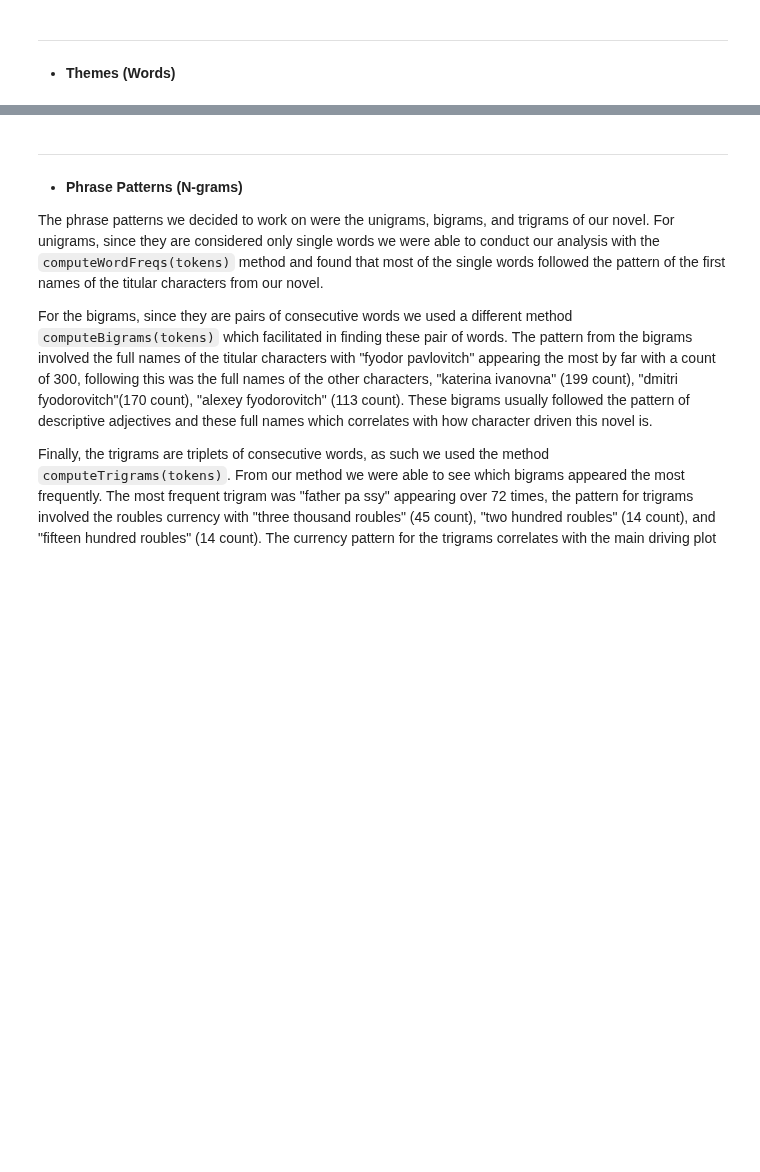
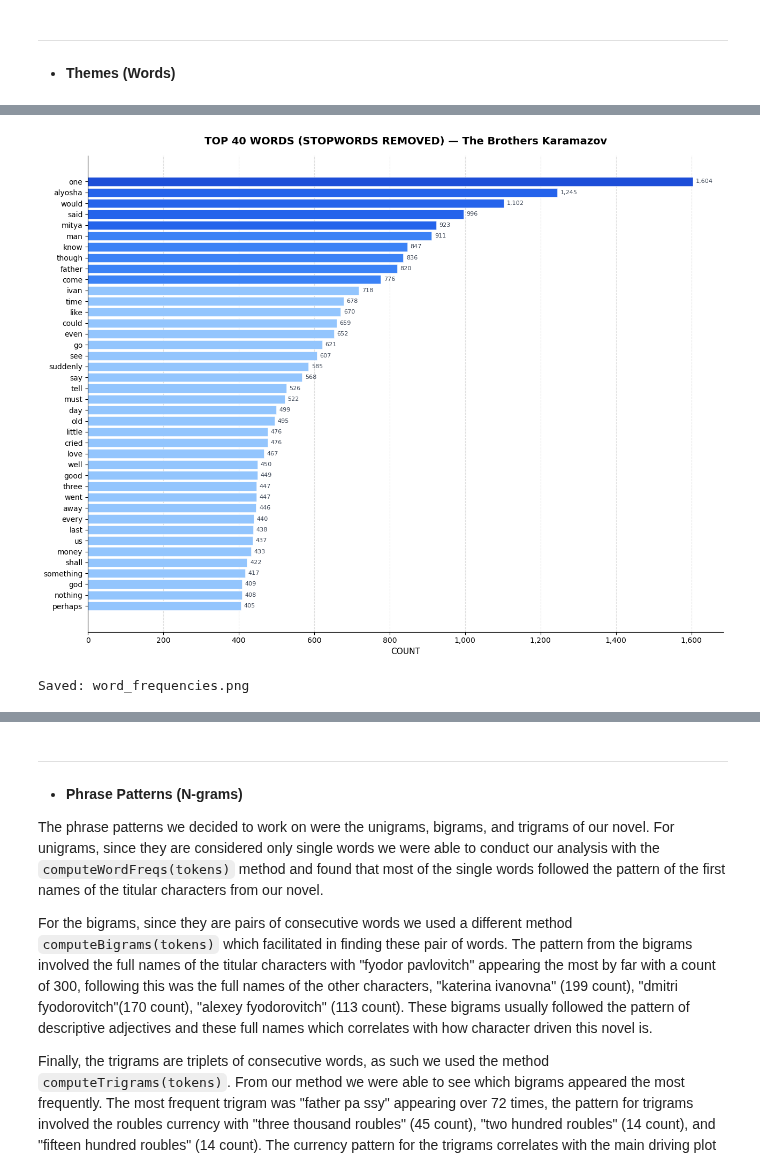
Before and after one commit to anulocaulis/table-of-contents-word-analysis-program, a Jupyter notebook: GP2_Beitner_Echeverry_Taylor.ipynb, the cells around one changed output, grey strips where cells are left out. Cells and saved outputs as stored; diff of their text form; code cells hidden in the pictures; blank space fills up the shorter version.

```diff
--- a/GP2_Beitner_Echeverry_Taylor.ipynb
+++ b/GP2_Beitner_Echeverry_Taylor.ipynb
@@ -679,0 +1018,62 @@ def computeWordFreqs(tokens):
+# %%
+# WORD FREQUENCY VISUALIZATION — HORIZONTAL BAR CHART
+# VISUALIZING THE 40 MOST FREQUENT CONTENT WORDS AS A RANKED BAR CHART
+# WHY:
+# 1. HORIZONTAL LAYOUT ACCOMMODATES WORD LABELS WITHOUT ROTATION
+# 2. RANKED ORDERING MAKES RELATIVE FREQUENCY DIFFERENCES IMMEDIATELY VISIBLE
+
+# UNPACKING TOP-40 LIST OF (word, count) TUPLES INTO SEPARATE SEQUENCES
+# zip(*top40) TRANSPOSES A LIST OF PAIRS INTO TWO PARALLEL TUPLES
+wordsTop40, countsTop40 = zip(*top40)
+
+# INITIALIZING FIGURE — TALL ASPECT RATIO TO ACCOMMODATE 40 HORIZONTAL BARS
+fig, ax = plt.subplots(figsize=(13, 10))
+
+# BUILDING A COLOR PALETTE THAT DARKENS PROPORTIONALLY WITH RANK
+# → RANK 1      : DARKEST BLUE  (#1D4ED8) — HIGHEST FREQUENCY
+# → RANKS 2–5   : MEDIUM-DARK BLUE (#2563EB)
+# → RANKS 6–10  : MEDIUM BLUE (#3B82F6)
+# → RANKS 11–40 : LIGHTEST BLUE (#93C5FD)
+# WHY: VISUAL ENCODING OF RANK REDUCES NEED TO READ EVERY LABEL
+palette = ['#1D4ED8'] * 1 + ['#2563EB'] * 4 + ['#3B82F6'] * 5 + ['#93C5FD'] * 30
+
+# PLOTTING HORIZONTAL BARS IN REVERSED ORDER SO RANK 1 APPEARS AT THE TOP
+# list(reversed(...)) FLIPS BOTH SEQUENCES CONSISTENTLY
+# WHY: NATURAL READING DIRECTION — HIGHEST VALUE FIRST
+ax.barh(
+    list(reversed(wordsTop40)),
+    list(reversed(countsTop40)),
+    color=list(reversed(palette)),
+    edgecolor='white', linewidth=0.4
+)
+
+# SETTING TITLE AND AXIS LABEL
+ax.set_title(f"TOP 40 WORDS (STOPWORDS REMOVED) — {NOVEL_TITLE}",
+             fontsize=14, fontweight='bold', pad=15)
+ax.set_xlabel("COUNT", fontsize=11)
+
+# FORMATTING X-AXIS WITH COMMA SEPARATORS FOR LARGE COUNTS
+ax.xaxis.set_major_formatter(ticker.FuncFormatter(lambda x, _: f"{int(x):,}"))
+
+# PLACING GRIDLINES BEHIND BARS
+ax.set_axisbelow(True)
+ax.xaxis.grid(True, linestyle='--', alpha=0.4)
+
+# REMOVING DECORATIVE SPINES FOR CLEANER APPEARANCE
+ax.spines['top'].set_visible(False)
+ax.spines['right'].set_visible(False)
+
+# ADDING INLINE COUNT LABELS AT THE END OF EACH BAR
+# WHY: ALLOWS EXACT VALUE READING WITHOUT REQUIRING GRIDLINE ESTIMATION
+# OFFSET = 0.5% OF MAX VALUE → SMALL CONSISTENT GAP FROM BAR TIP
+for i, (word, count) in enumerate(zip(reversed(wordsTop40), reversed(countsTop40))):
+    ax.text(count + max(countsTop40) * 0.005, i, f"{count:,}",
+            va='center', fontsize=8, color='#374151')
+
+plt.tight_layout()
+plt.savefig('word_frequencies.png', dpi=150, bbox_inches='tight')
+plt.show()
+print("Saved: word_frequencies.png")
+# %% [output]
+[figure, added]
+Saved: word_frequencies.png
```
Also changed, not shown: parts of 20 cells of this notebook.
